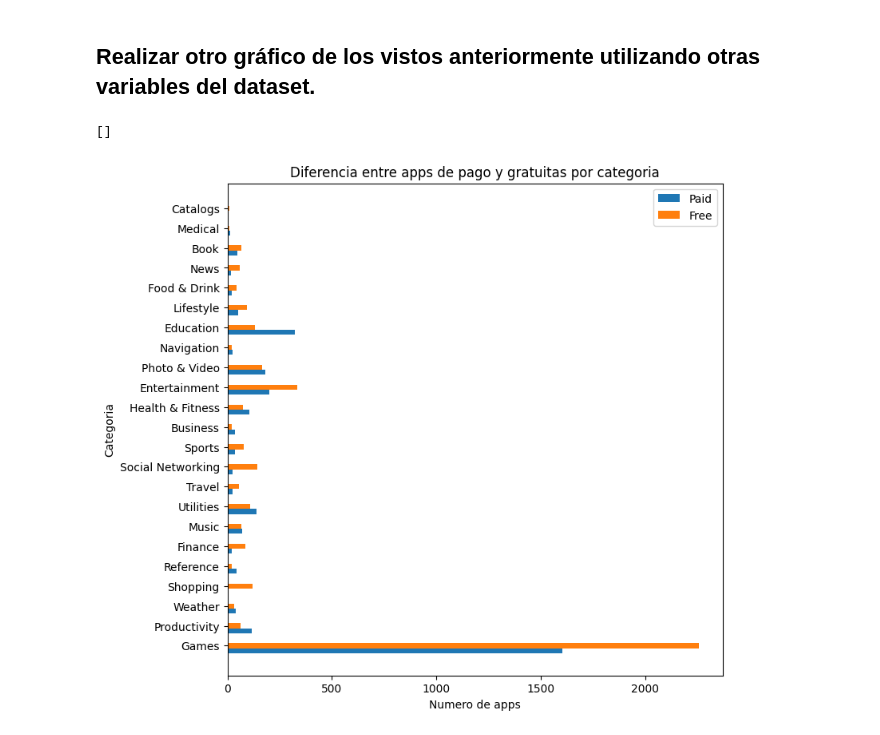
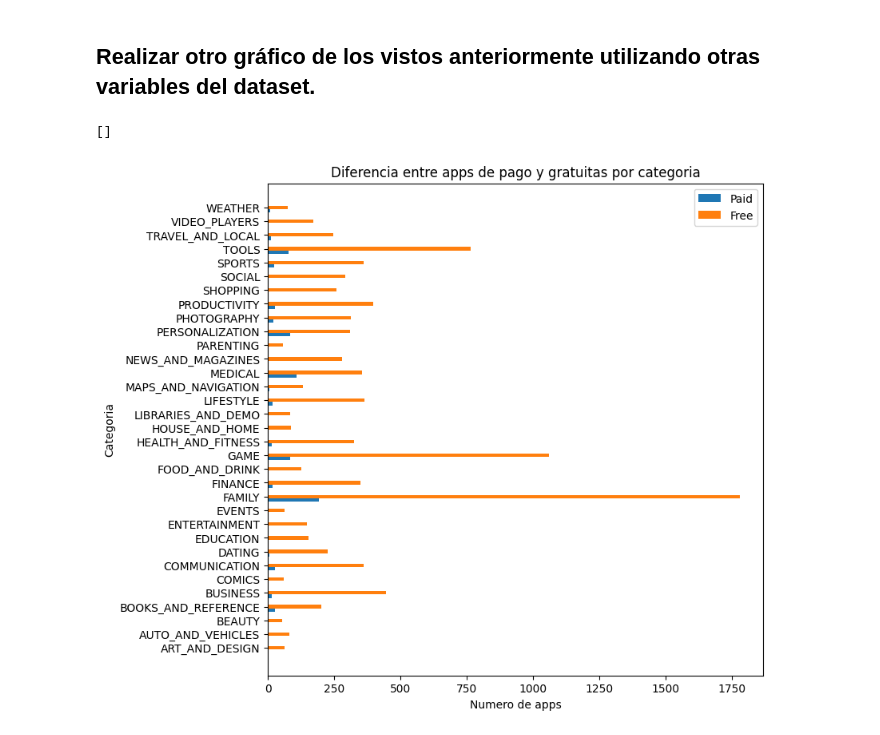
Before and after one commit to alu0101351773/PD_practicas, a Jupyter notebook: src/python/matplotlib_y_plotly.ipynb, the cells around one changed output. Cells and saved outputs as stored; diff of their text form; code cells hidden in the pictures.

```diff
--- a/src/python/matplotlib_y_plotly.ipynb
+++ b/src/python/matplotlib_y_plotly.ipynb
@@ -12,4 +12,8 @@ Para el conjunto de datos de apps de Google Play 'googleplaystore.csv':
 # %%
 import pandas as pd
 
-dataset = pd.read_csv('../../data/app_store_transformed.csv')
+dataset = pd.read_csv('../../data/googleplaystore.csv')
+
+dataset.drop(dataset[dataset.Category == '1.9'].index, inplace=True)
+
+display(dataset.Category.value_counts())
@@ -80,48 +96,48 @@ Text(0, 0.5, 'Reviews')
 # %%
 import numpy as np
 
+
+# Si estás mirando para reducir el código, estoy 100% seguro de que se puede hacer en menos de la mitad
+# pero no le tengo respeto al lenguaje, así que así se queda
 CHART_SIZE = 8
 
-# Get for each category the number of Paid and Free apps
-types_per_category = dataset.groupby('Category')['Type'].value_counts()
-
-categories = dataset['Category'].unique()
-
-paid_apps = types_per_category.loc[categories, 'Paid'].tolist()
-free_apps = types_per_category.loc[categories, 'Free'].tolist()
+df = dataset.pivot_table(index='Category', columns='Type', values='App', aggfunc='count')
+df.columns = ['Free apps', 'Paid apps']
+df.fillna(0, inplace=True)
+df.head(10)
 
 fig, ax = plt.subplots()
 
 # Size of the chart
 fig.set_size_inches(CHART_SIZE, CHART_SIZE)
 
-x = np.arange(len(categories))
+x = np.arange(df.shape[0])
 width = 0.25
 
 # Barras de pago
 rects = ax.barh(
     x,
-    paid_apps,
+    df['Paid apps'],
     width,
     label = 'Paid'
 )
 
 # Barras gratuitas
 rects = ax.barh(
     x + width,
-    free_apps,
+    df['Free apps'],
     width,
-    label = 'Free'
+    label = 'Free',
 )
 
 # Decoracion de la figura
 ax.set_title('Diferencia entre apps de pago y gratuitas por categoria')
 ax.set_xlabel('Numero de apps')
 ax.set_ylabel('Categoria')
 ax.legend()
-ax.set_yticks(x + width, categories)
+ax.set_yticks(x + width, df.index)
 
 plt.plot()
 # %% [output]
 []
-[figure, old version]
+[figure, new version]
```
Also changed, not shown: parts of 7 cells of this notebook, 2 other files.
